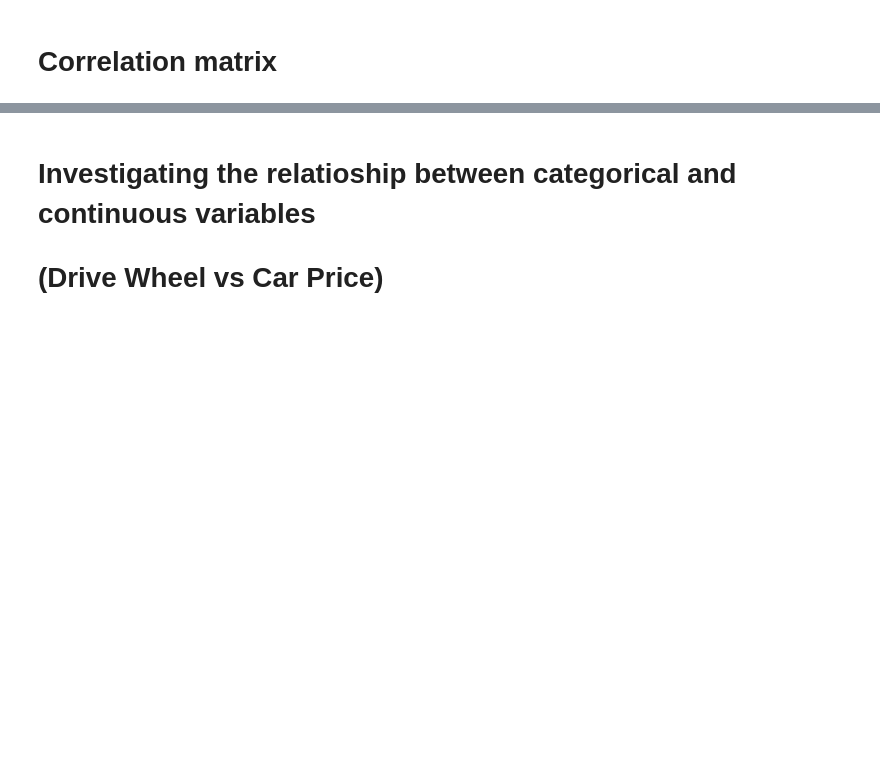
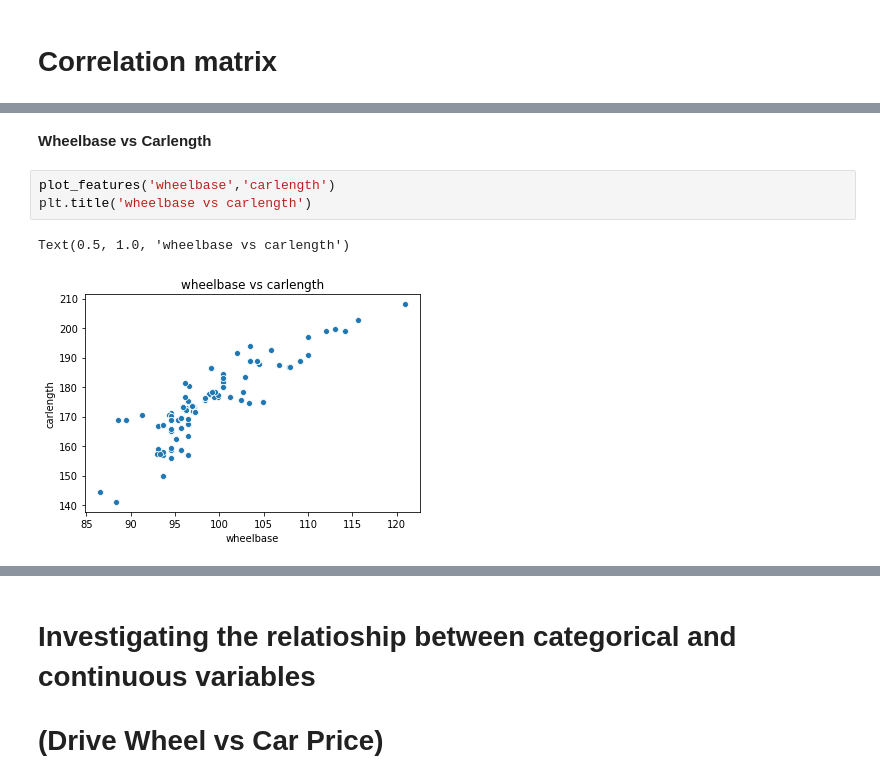
Before and after one commit to Joshi-Riya/Machine-Learning-Projects, a Jupyter notebook: car_price_prediction.ipynb, the cells around one changed output, grey strips where cells are left out. Drawn from its saved outputs; the diff is of its cells as text; blank space fills up the shorter version.

```diff
--- a/car_price_prediction.ipynb
+++ b/car_price_prediction.ipynb
@@ -47,0 +65,8 @@ plt.show()
+# %% [markdown]
+**Wheelbase vs Carlength**
+# %%
+plot_features('wheelbase','carlength')
+plt.title('wheelbase vs carlength')
+# %% [output]
+Text(0.5, 1.0, 'wheelbase vs carlength')
+[figure, added]
```
Also changed, not shown: parts of 10 cells of this notebook.
